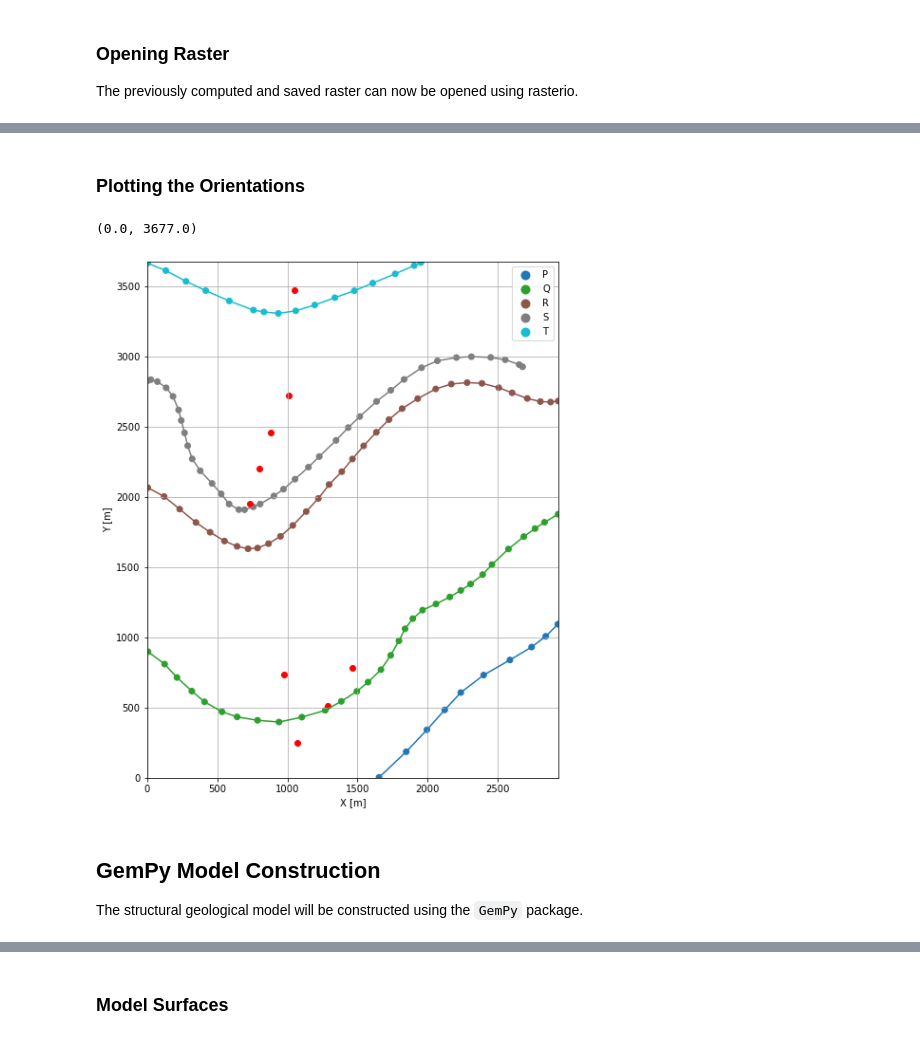
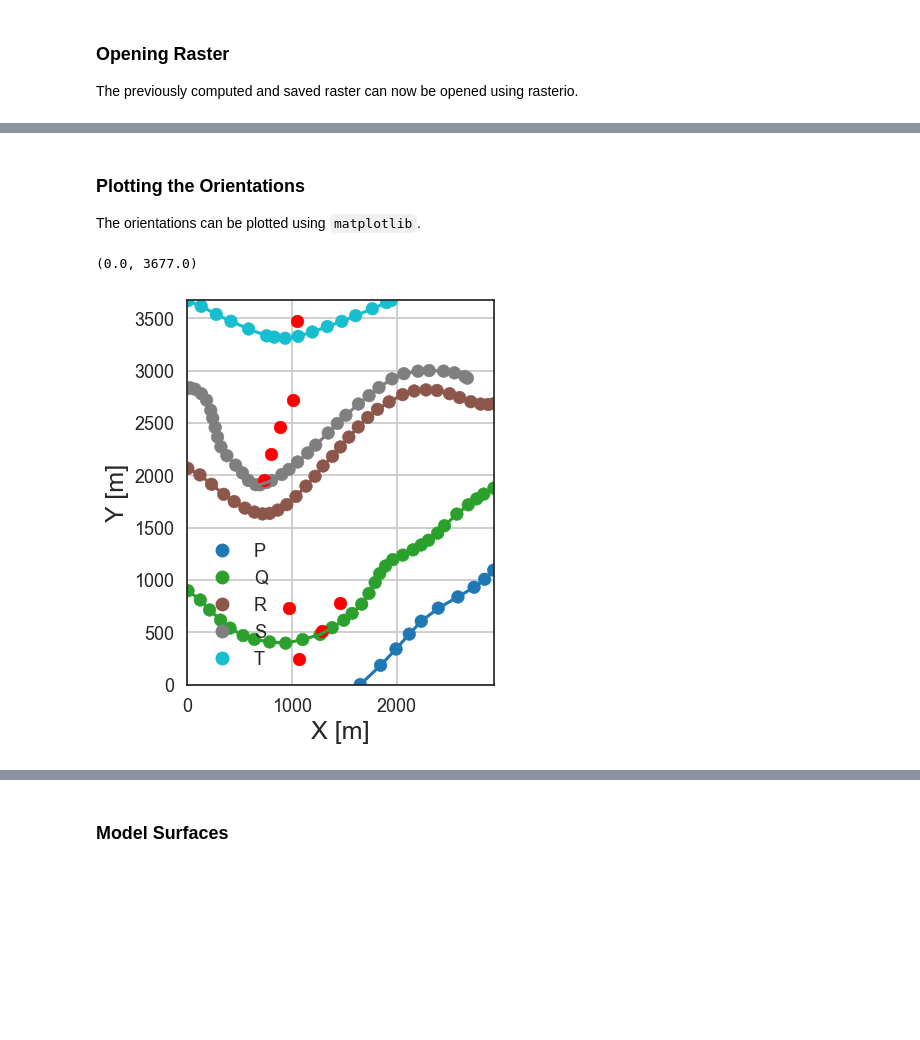
Before and after one commit to cgre-aachen/gemgis_data, a Jupyter notebook: notebooks/02_planar_dipping_layers/example02_planar_dipping_layers.ipynb, the cells around one changed output, grey strips where cells are left out. Drawn from its saved outputs; the diff is of its cells as text; code cells hidden in the pictures; blank space fills up the shorter version.

```diff
--- a/notebooks/02_planar_dipping_layers/example02_planar_dipping_layers.ipynb
+++ b/notebooks/02_planar_dipping_layers/example02_planar_dipping_layers.ipynb
@@ -39,2 +106,2 @@ import rasterio
 # %%
-file_path = '../data/example02_planar_dipping_layers/'
+file_path = '../../data/example02_planar_dipping_layers/'
@@ -242,20 +399,20 @@ orientations
-# %% [markdown]
-### Plotting the Orientations
+# %% [markdown]
+<a id='plotting-the-orientations'></a>
+
+### Plotting the Orientations
+
+The orientations can be plotted using `matplotlib`.
 # %%
-fig, ax = plt.subplots(1, figsize=(10, 10))
+fig, ax = plt.subplots(1, figsize=(5,5))
 
 interfaces.plot(ax=ax, column='formation', legend=True, aspect='equal')
 interfaces_coords.plot(ax=ax, column='formation', legend=True, aspect='equal')
 orientations.plot(ax=ax, color='red', aspect='equal')
 plt.grid()
 ax.set_xlabel('X [m]')
 ax.set_ylabel('Y [m]')
 ax.set_xlim(0, 2932)
 ax.set_ylim(0, 3677)
 # %% [output]
 (0.0, 3677.0)
-[figure, old version]
+[figure, new version]
-# %% [markdown]
-## GemPy Model Construction
-
-The structural geological model will be constructed using the `GemPy` package.
```
Also changed, not shown: parts of 114 cells of this notebook, 4 other files.
